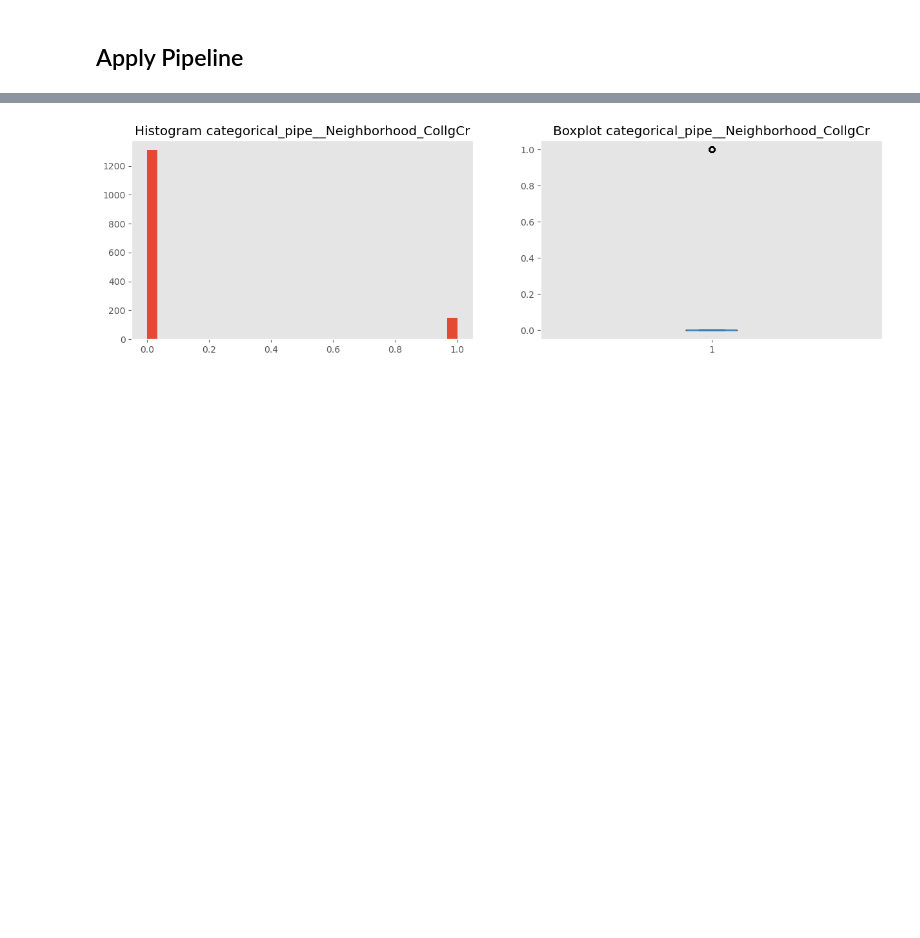
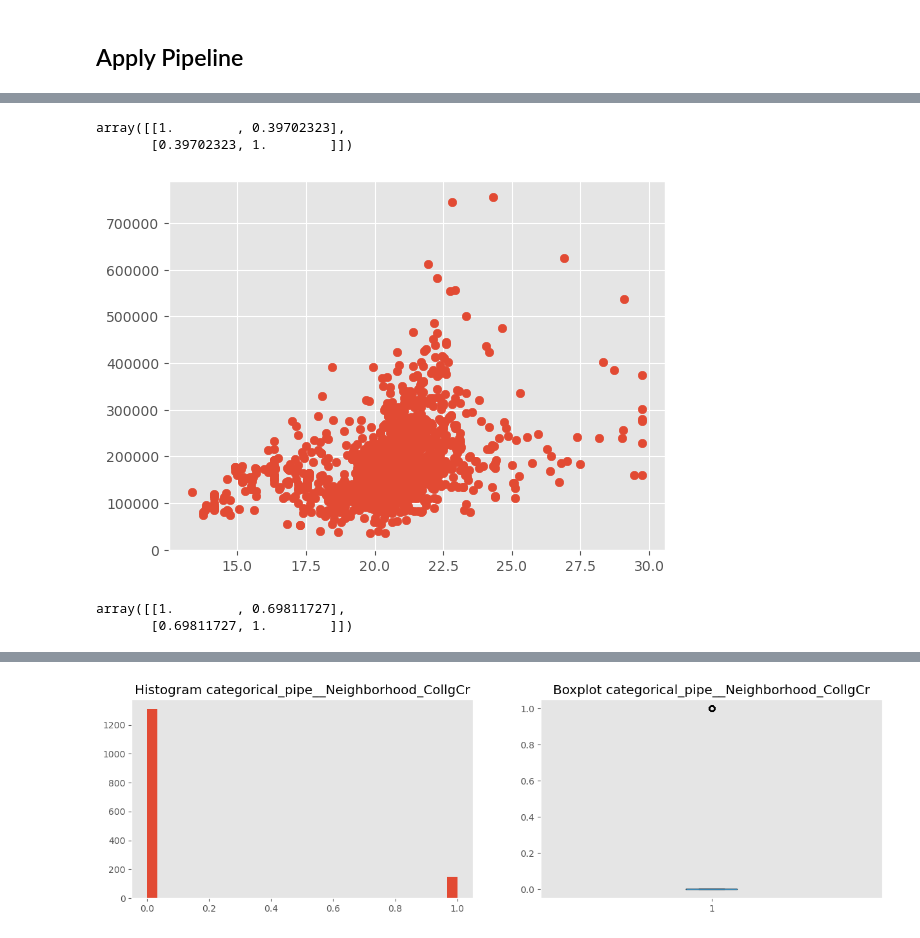
Before and after one commit to gustavoVferrari/kaggle, a Jupyter notebook: Regression/house_prices/notebook/[02.4] Analise Exploratoria feat eng.ipynb, the cells around one changed output, grey strips where cells are left out. Cells and saved outputs as stored; diff of their text form; code cells hidden in the pictures; blank space fills up the shorter version.

```diff
--- a/Regression/house_prices/notebook/[02.4] Analise Exploratoria feat eng.ipynb
+++ b/Regression/house_prices/notebook/[02.4] Analise Exploratoria feat eng.ipynb
@@ -93,0 +125,17 @@ plot_numerical_data(X_train_trans.filter(regex='num_con_1_pipe'), target=None)
+# %%
+np.corrcoef(X_train_trans['num_con_1_pipe__LotArea'], y_train)
+# %% [output]
+array([[1.        , 0.39702323],
+       [0.39702323, 1.        ]])
+# %%
+plt.scatter(
+    x=X_train_trans['num_con_1_pipe__LotArea'],
+    y=y_train
+                );
+# %% [output]
+[figure, added]
+# %%
+np.corrcoef(X_train_trans['num_con_1_pipe__GrLivArea'], y_train)
+# %% [output]
+array([[1.        , 0.69811727],
+       [0.69811727, 1.        ]])
```
Also changed, not shown: parts of 20 cells of this notebook, 6 other files.
